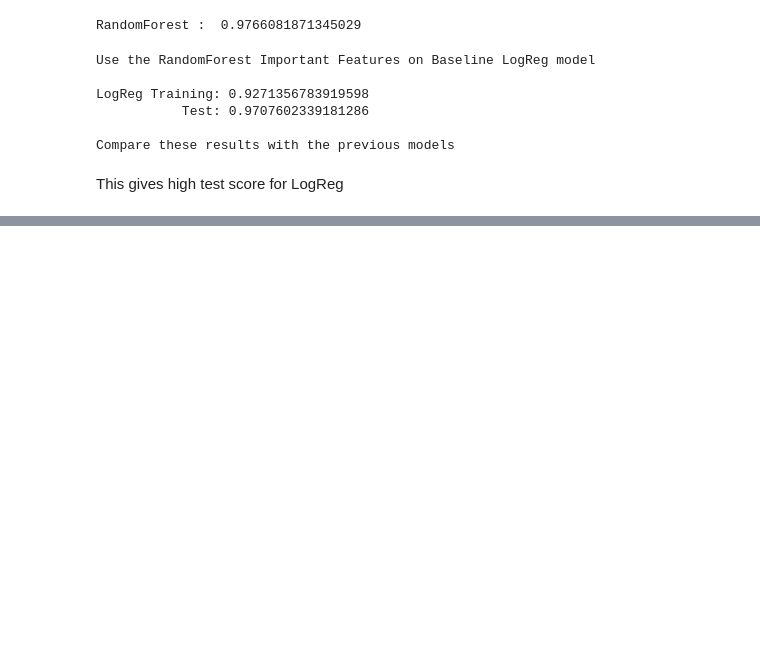
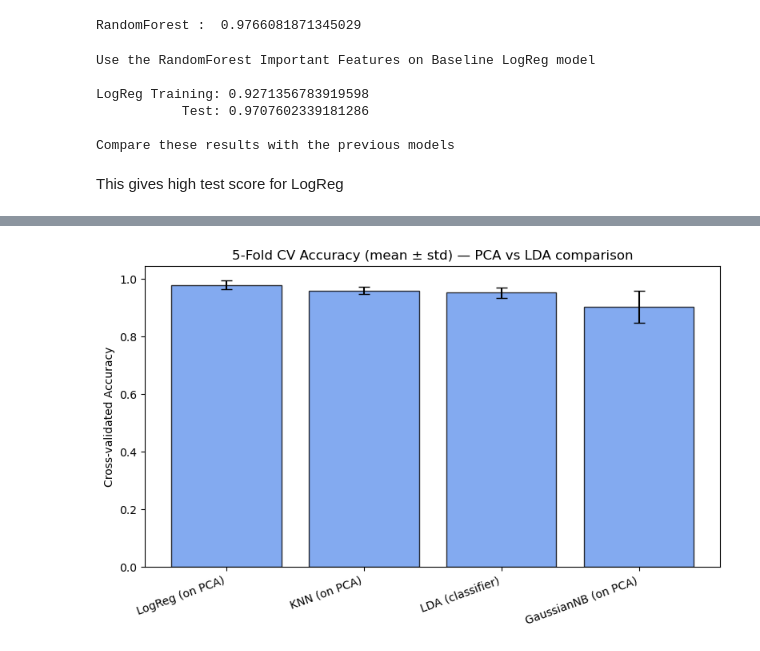
Before and after one commit to samarthsoni17/ideal-ML-train, a Jupyter notebook: feature-engineering/Feature_Selection_Cancer_Demo_v3.ipynb, the cells around one changed output, grey strips where cells are left out. Drawn from its saved outputs; the diff is of its cells as text; code cells hidden in the pictures; blank space fills up the shorter version.

```diff
--- a/feature-engineering/Feature_Selection_Cancer_Demo_v3.ipynb
+++ b/feature-engineering/Feature_Selection_Cancer_Demo_v3.ipynb
@@ -818,0 +1159,31 @@ This gives high test score for LogReg
+# %%
+# ==========================================
+# 💡 3️⃣ PLOT CROSS-VALIDATED ACCURACY
+# ==========================================
+
+# We'll now visualize mean accuracy with error bars for easier comparison.
+
+plt.figure(figsize=(8, 5))  # create a reasonably sized figure
+
+x_positions = np.arange(len(cv_df))  # numeric positions for each bar on the x-axis
+means  = cv_df["cv_mean"]  # y-values for bar heights
+errors = cv_df["cv_std"]   # standard deviation of accuracy for error bars
+
+# Draw bars; yerr adds error bars; capsize makes small caps at the ends of error bars for readability
+plt.bar(x_positions, means, yerr=errors, capsize=5,
+        color="cornflowerblue", edgecolor="black", alpha=0.8)
+
+# Add model names as x-axis tick labels
+plt.xticks(x_positions, cv_df["model"], rotation=20, ha='right')
+
+# Label axes and title — always label plots clearly!
+plt.ylabel("Cross-validated Accuracy")
+plt.title("5-Fold CV Accuracy (mean ± std) — PCA vs LDA comparison")
+
+# Adjust layout to prevent label cutoff
+plt.tight_layout()
+
+# Finally, render the plot
+plt.show()
+# %% [output]
+[figure, added]
```
Also changed, not shown: parts of 20 cells of this notebook.
